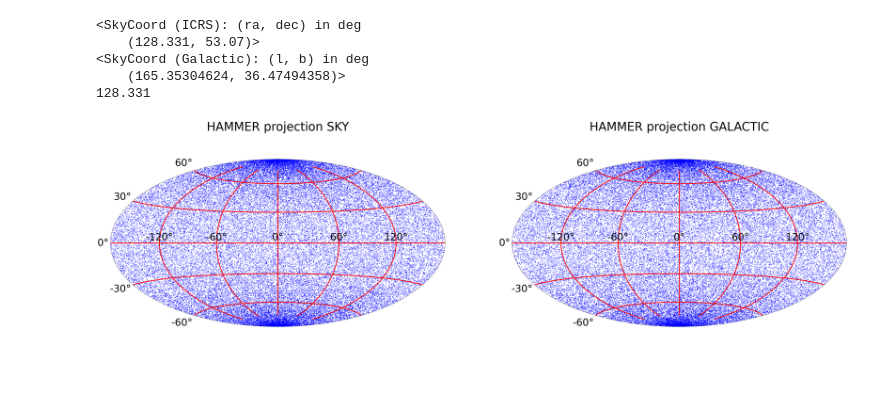
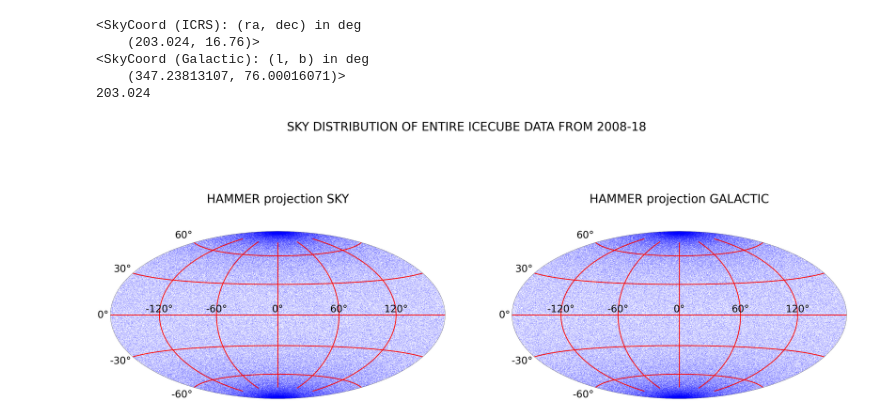
Before and after one commit to DarkWake9/Project-IceCube-Legacy, a Jupyter notebook: a.ipynb, the cells around one changed output. Cells and saved outputs as stored; diff of their text form; code cells hidden in the pictures; blank space fills up the shorter version.

Commit message:
25062022.11.57-Task1aFINALwt_all_IC_data_from2008-18

```diff
--- a/a.ipynb
+++ b/a.ipynb
@@ -37,0 +11,19 @@ pandas.core.series.Series
+# %%
+path = "/media/darkwake/VIB2/Project-IceCube/icecube_10year_ps/events"
+filenames = ["IC40_exp.csv", "IC59_exp.csv","IC79_exp.csv", "IC86_I_exp.csv", "IC86_II_exp.csv",
+ "IC86_III_exp.csv", "IC86_IV_exp.csv", "IC86_V_exp.csv", "IC86_VI_exp.csv", "IC86_VII_exp.csv"]
+# %%
+file = filenames[0]
+f = open(os.path.join(path, file), 'r')
+
+lines = f.readlines()
+column=lines[0].split()
+column.pop(0)
+content = []
+# %%
+for file in filenames:
+    f = open(os.path.join(path, file), 'r')
+    lines = f.readlines()
+    for line in lines[1:]:
+        content.append(line.split())
+    f.close()
@@ -71,41 +81,43 @@ decl = [float(i) for i in data['Dec[deg]']]
 radec=scr(ra = r_a * u.degree, dec = decl * u.degree, frame = 'icrs')
 print(radec[0])
 radec = radec.galactic
-#radec[0].galactic
-#radec[0]
 print(radec[0])
 print(data['RA[deg]'][0])
 # %% [output]
 <SkyCoord (ICRS): (ra, dec) in deg
-    (128.331, 53.07)>
+    (203.024, 16.76)>
 <SkyCoord (Galactic): (l, b) in deg
-    (165.35304624, 36.47494358)>
-128.331
+    (347.23813107, 76.00016071)>
+203.024
 # %%
 #EDIT 23-05-2022 WITH ASTROPY TO PROJECT IN GALACTIC COORDINATES
+#EDIT 25-06-2022 WITH ALL ICECUBE DATA
 fig = plt.figure(figsize=(64,48))
-#plt.rcParams.update({'font.size': 48})
+plt.rcParams.update({'font.size': 48})
 
 ax1 = plt.subplot(221,projection='hammer')
-ax1.scatter(radec.l, data['Dec[deg]'][:],marker='o',color='b', s = 7,alpha=0.5)
+ax1.scatter(radec.l, data['Dec[deg]'][:],marker='.',color='b', s = 0.5,alpha=0.5)
 
 ax1.xaxis.set_major_locator(plt.FixedLocator(np.pi / 3 * np.linspace(-2, 2, 5)))
 ax1.xaxis.set_minor_locator(plt.FixedLocator(np.pi / 6 * np.linspace(-5, 5, 11)))
 ax1.yaxis.set_major_locator(plt.FixedLocator(np.pi / 6 * np.linspace(-2, 2, 5)))
 ax1.yaxis.set_minor_locator(plt.FixedLocator(np.pi / 12 * np.linspace(-5, 5, 11)))
 ax1.grid(True, which='major', color='r', lw=4)
 
 ax2 = plt.subplot(222,projection='hammer')
-ax2.scatter(radec.l.degree, radec.b.degree,marker='o',color='b', s = 7,alpha=0.5)
+ax2.scatter(radec.l.degree, radec.b.degree,marker='.',color='b', s = 0.5,alpha=0.5)
 ax2.xaxis.set_major_locator(plt.FixedLocator(np.pi / 3 * np.linspace(-2, 2, 5)))
 ax2.xaxis.set_minor_locator(plt.FixedLocator(np.pi / 6 * np.linspace(-5, 5, 11)))
 ax2.yaxis.set_major_locator(plt.FixedLocator(np.pi / 6 * np.linspace(-2, 2, 5)))
 ax2.yaxis.set_minor_locator(plt.FixedLocator(np.pi / 12 * np.linspace(-5, 5, 11)))
 ax2.grid(True, which='major', color='r', lw=4)
 
 #    plot_tissot_ellipse(circ_long[:, None], circ_lat, radius, ax=ax, fc='k', alpha=0.3, linewidth=0)
 ax1.set_title('HAMMER projection SKY\n\n')
 ax2.set_title('HAMMER projection GALACTIC\n\n')
-plt.show()
+plt.suptitle("SKY DISTRIBUTION OF ENTIRE ICECUBE DATA FROM 2008-18\n")
+
+#plt.show()
+plt.savefig('Task-1a/all_IC_40_86vii_from2008-18.png', facecolor='w')
 # %% [output]
-[figure, old version]
+[figure, new version]
```
Also changed, not shown: parts of 8 cells of this notebook, 1 other file.
